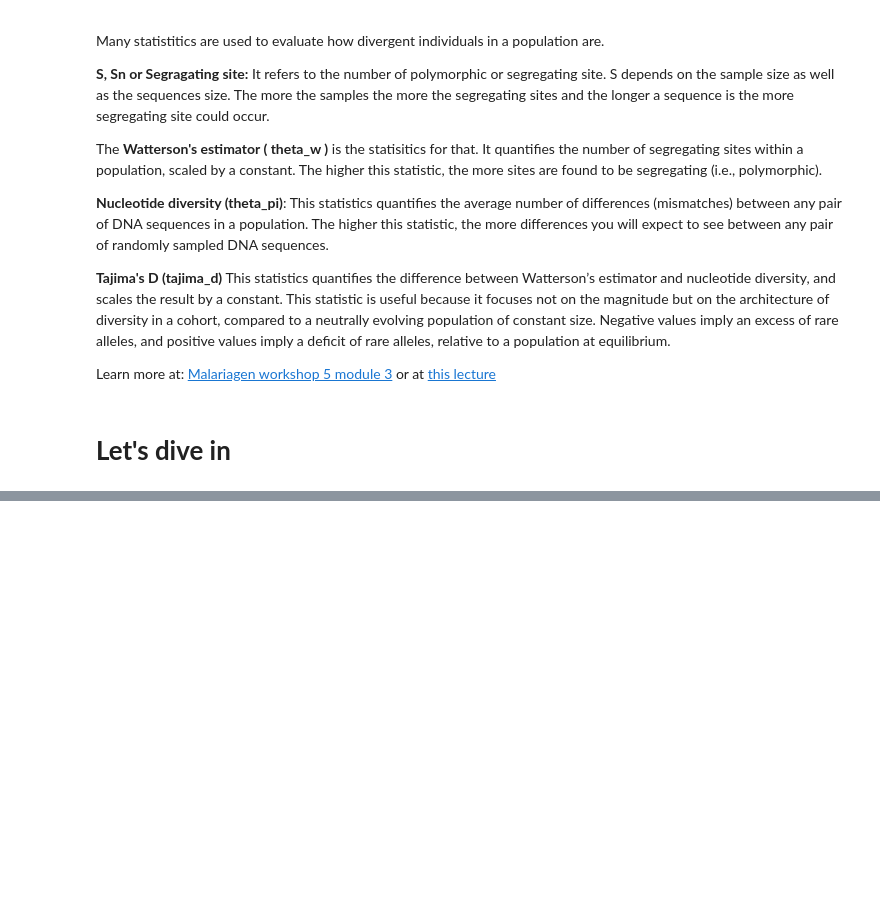
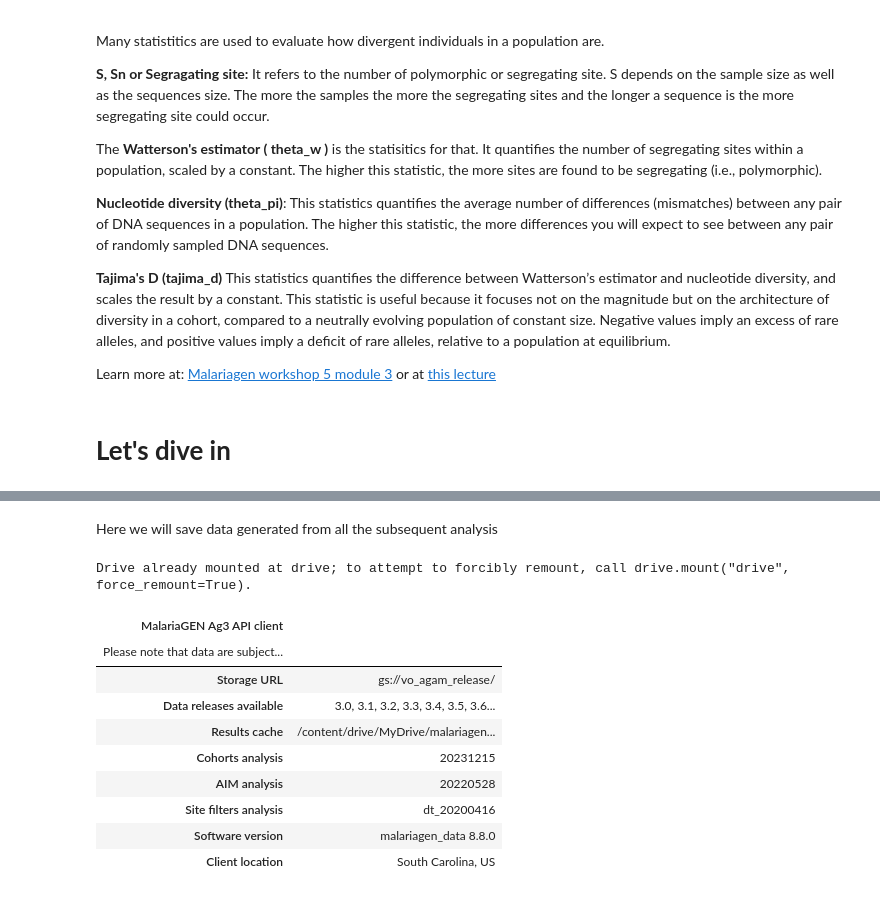
Before and after one commit to dany-gaga/MaMoDAfrica_Course, a Jupyter notebook: Genetic_Diversity.ipynb, the cells around one changed output, grey strips where cells are left out. Drawn from its saved outputs; the diff is of its cells as text; code cells hidden in the pictures; blank space fills up the shorter version.

```diff
--- a/Genetic_Diversity.ipynb
+++ b/Genetic_Diversity.ipynb
@@ -87,0 +98,26 @@ Learn more at: [Malariagen workshop 5 module 3](https://anopheles-genomic-survei
+# %% [markdown]
+Here we will save data generated from all the subsequent analysis
+# %%
+try:
+    from google.colab import drive
+    drive.mount("drive")
+except ImportError:
+    pass
+# %% [output]
+Drive already mounted at drive; to attempt to forcibly remount, call drive.mount("drive", force_remount=True).
+# %%
+ag3 = malariagen_data.Ag3(
+    results_cache="drive/MyDrive/malariagen_data_cache"
+)
+ag3
+# %% [output]
+| MalariaGEN Ag3 API client |  |
+| Please note that data are subject... |  |
+| Storage URL | gs://vo_agam_release/ |
+| Data releases available | 3.0, 3.1, 3.2, 3.3, 3.4, 3.5, 3.6... |
+| Results cache | /content/drive/MyDrive/malariagen... |
+| Cohorts analysis | 20231215 |
+| AIM analysis | 20220528 |
+| Site filters analysis | dt_20200416 |
+| Software version | malariagen_data 8.8.0 |
+| Client location | South Carolina, US |
```
Also changed, not shown: parts of 15 cells of this notebook.
